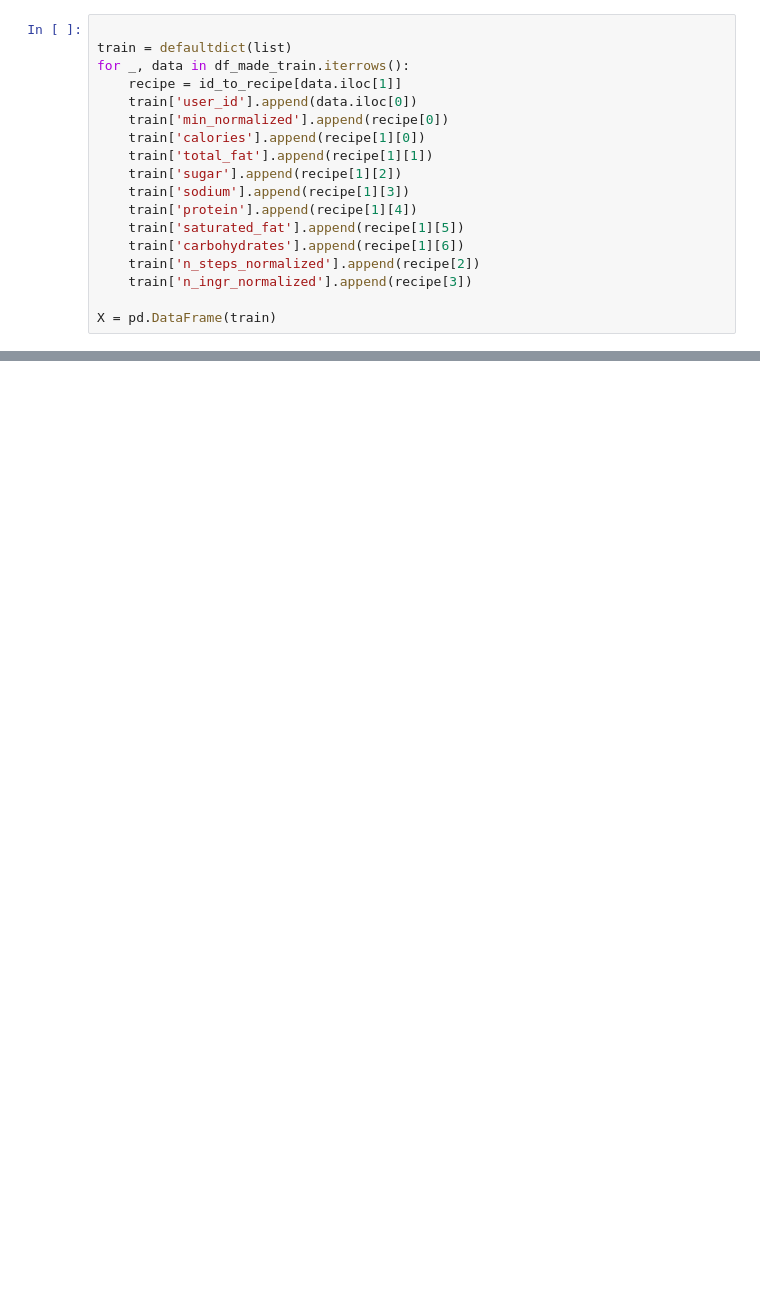
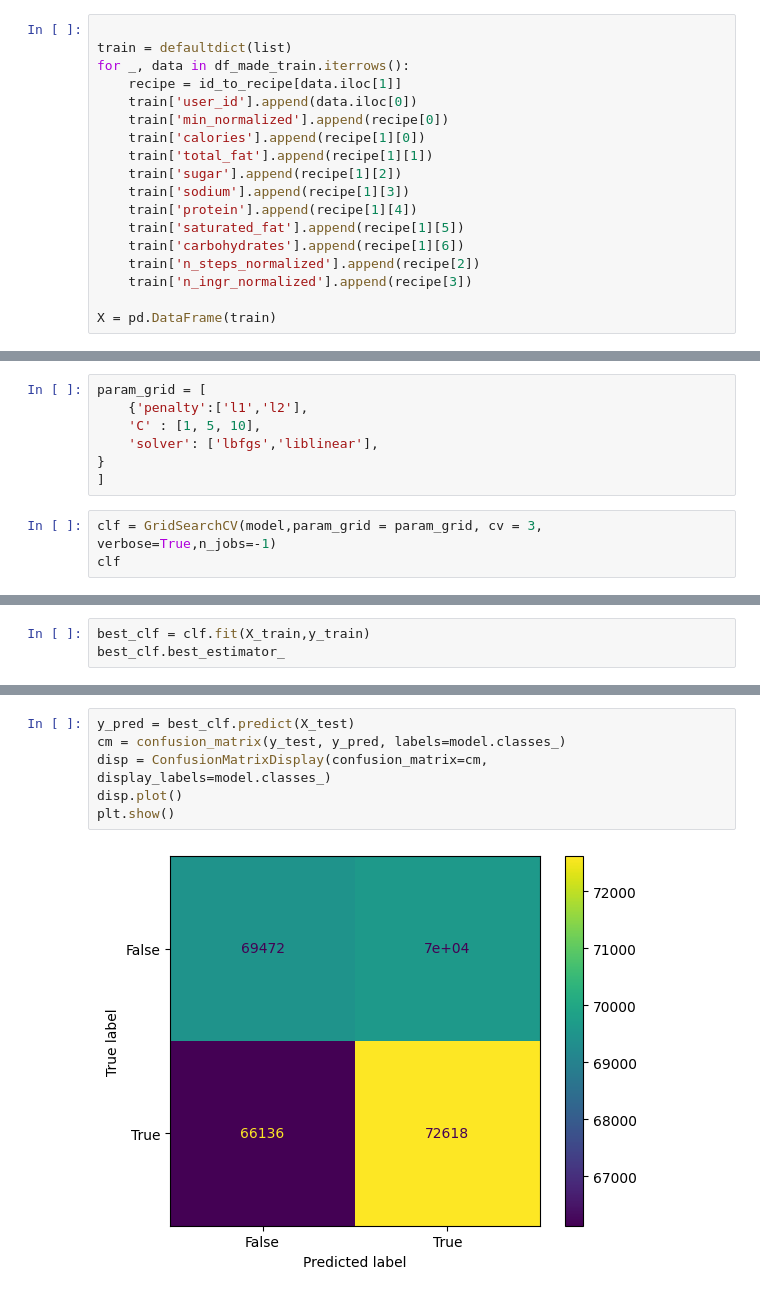
Before and after one commit to SatvikS7/Recipe-Recommender, a Jupyter notebook: logistic_classifier.ipynb, the cells around one changed output, grey strips where cells are left out. Cells and saved outputs as stored; diff of their text form; blank space fills up the shorter version.

```diff
--- a/logistic_classifier.ipynb
+++ b/logistic_classifier.ipynb
@@ -129,0 +125,10 @@ model.score(X_test, y_test)
+# %%
+param_grid = [
+    {'penalty':['l1','l2'],
+    'C' : [1, 5, 10],
+    'solver': ['lbfgs','liblinear'],
+}
+]
+# %%
+clf = GridSearchCV(model,param_grid = param_grid, cv = 3, verbose=True,n_jobs=-1)
+clf
@@ -129,0 +140,3 @@ model.score(X_test, y_test)
+# %%
+best_clf = clf.fit(X_train,y_train)
+best_clf.best_estimator_
@@ -137,0 +177,8 @@ plt.show()
+# %%
+y_pred = best_clf.predict(X_test)
+cm = confusion_matrix(y_test, y_pred, labels=model.classes_)
+disp = ConfusionMatrixDisplay(confusion_matrix=cm, display_labels=model.classes_)
+disp.plot()
+plt.show()
+# %% [output]
+[figure, added]
```
Also changed, not shown: parts of 13 cells of this notebook, 2 other files.
